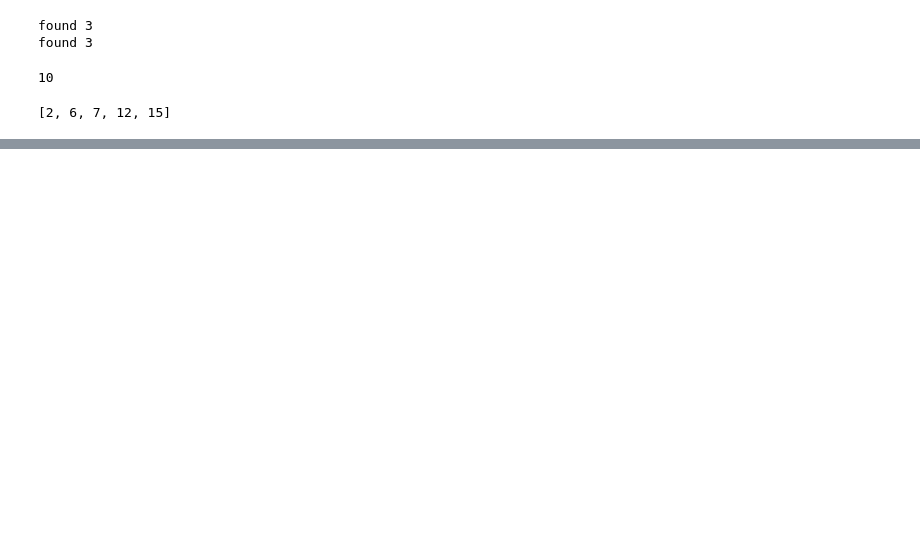
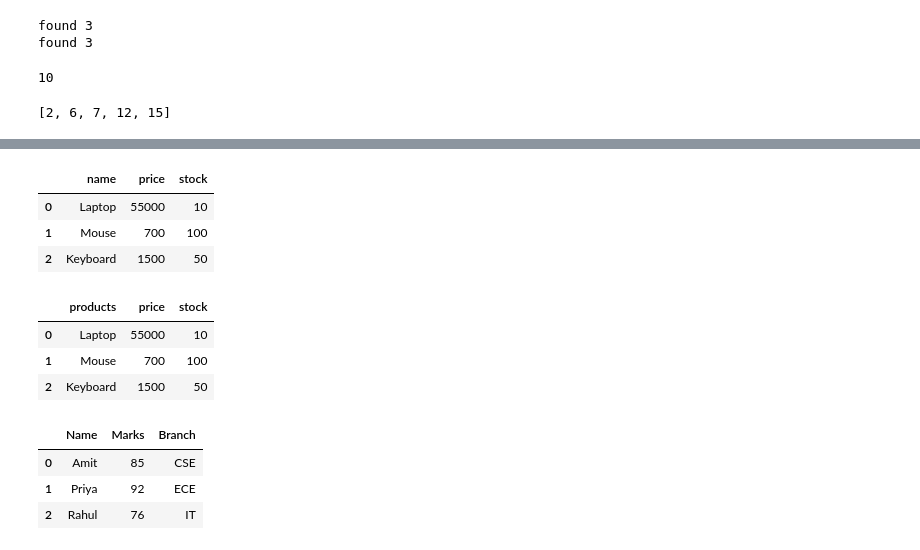
Before and after one commit to AnishShrestha09/pandas, a Jupyter notebook: pandas3.ipynb, the cells around one changed output, grey strips where cells are left out. Drawn from its saved outputs; the diff is of its cells as text; code cells hidden in the pictures; blank space fills up the shorter version.

```diff
--- a/pandas3.ipynb
+++ b/pandas3.ipynb
@@ -85,0 +262,44 @@ print(Output)
+# %%
+data = """
+Laptop|55000|10
+Mouse |700 | 100
+Keyboard| 1500 | 50"""
+
+with open("products.csv","w") as file:
+  file.write(data)
+
+products = pd.read_csv("products.csv",sep="|",header=None, names=["name","price","stock"])
+products
+# %% [output]
+|  | name | price | stock |
+| 0 | Laptop | 55000 | 10 |
+| 1 | Mouse | 700 | 100 |
+| 2 | Keyboard | 1500 | 50 |
+# %%
+#  rename the column of dataframe
+
+products.columns = ["products","price","stock"]
+products
+# %% [output]
+|  | products | price | stock |
+| 0 | Laptop | 55000 | 10 |
+| 1 | Mouse | 700 | 100 |
+| 2 | Keyboard | 1500 | 50 |
+# %%
+data = """Student performance report
+Generated by College ABC
+Name, Marks,Branch
+Amit,85,CSE
+Priya,92,ECE
+Rahul,76, IT"""
+
+with open("studentresult.csv","w") as file:
+  file.write(data)
+
+products = pd.read_csv("studentresult.csv",skiprows=2)
+products
+# %% [output]
+|  | Name | Marks | Branch |
+| 0 | Amit | 85 | CSE |
+| 1 | Priya | 92 | ECE |
+| 2 | Rahul | 76 | IT |
```
Also changed, not shown: parts of 27 cells of this notebook.
